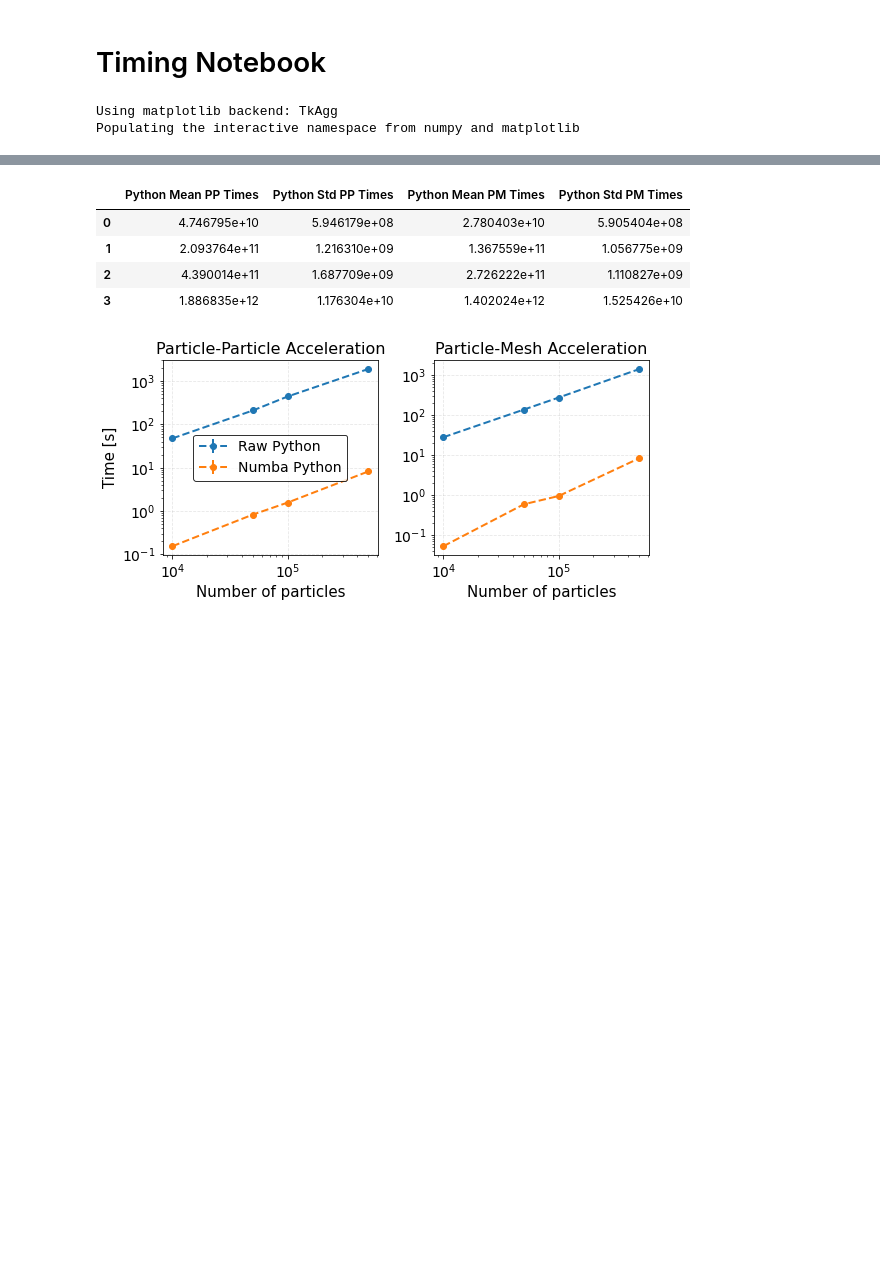
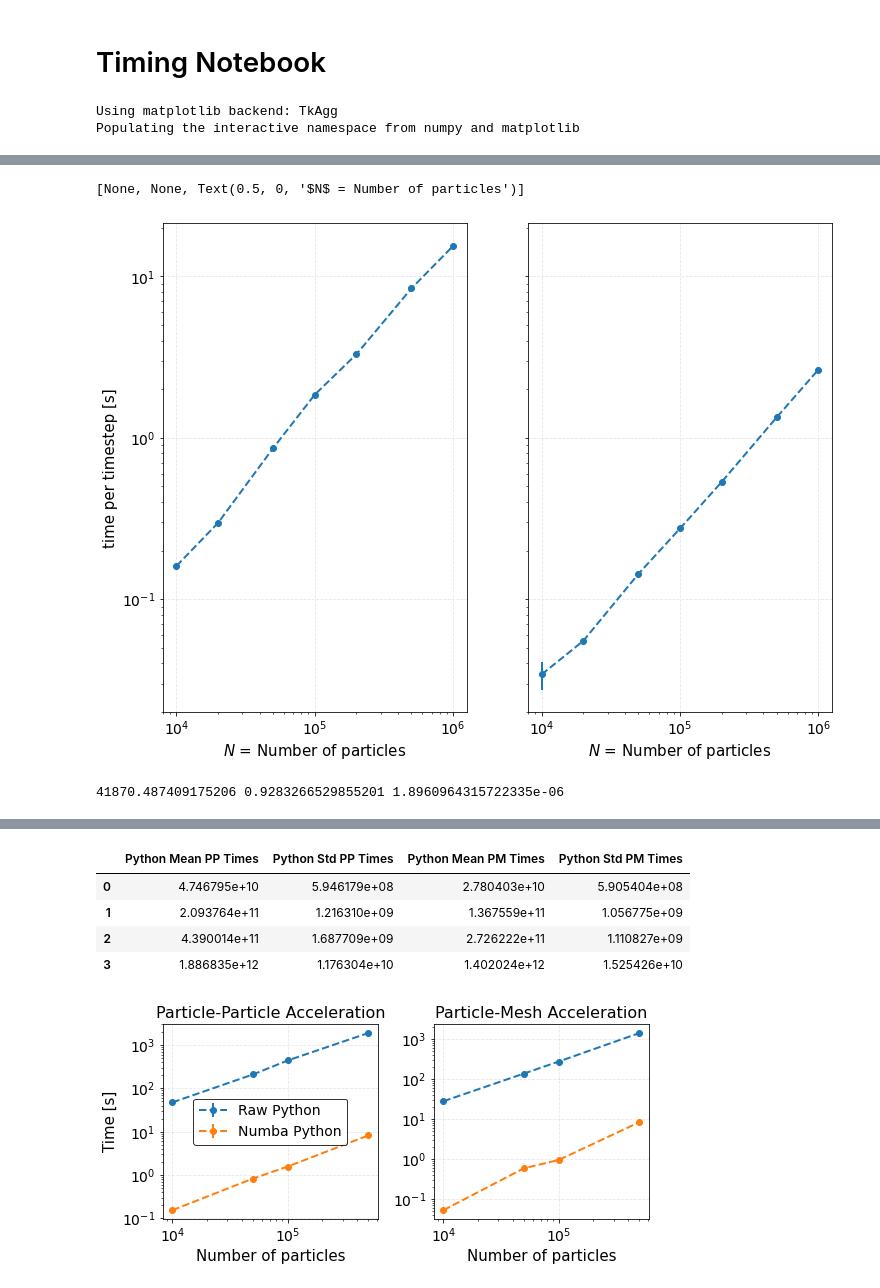
Before and after one commit to murillo-group/sarkas, a Jupyter notebook: notebooks/Timing.ipynb, the cells around one changed output, grey strips where cells are left out. Saved outputs shown, nothing was run; the diff lists cells and outputs as text; code cells hidden in the pictures; blank space fills up the shorter version.

Commit message:
Improved PreProcessing and added Timing notebook

```diff
--- a/notebooks/Timing.ipynb
+++ b/notebooks/Timing.ipynb
@@ -9,6 +9,8 @@ plt.style.use('PUBstyle')
 # Import sarkas
 from sarkas.processes import Simulation, PostProcess, PreProcess
 from sarkas.tools.transport import TransportCoefficient
+from scipy.optimize import curve_fit
+
 
 # Create the file path to the YAML input file
 example_directory = os.path.join('..',
@@ -17,11 +19,15 @@ example_directory = os.path.join('..',
 
 input_file_names = [
     'ocp_N10k.yaml',
+    'ocp_N20k.yaml',
     'ocp_N50k.yaml',
     'ocp_N100k.yaml',
-    'ocp_N500k.yaml']
+    'ocp_N200k.yaml',
+    'ocp_N500k.yaml',
+    'ocp_N1000k.yaml',
+]
 
-ptcls_num = np.array([10000, 50000, 100000, 500000])
+ptcls_num = np.array([10000, 20000, 50000, 100000, 200000, 500000, 1000000])
 mean_pp_times = np.zeros(len(input_file_names) )
 mean_pm_times = np.zeros(len(input_file_names) )
 std_pp_times = np.zeros(len(input_file_names) )
@@ -36,14 +42,20 @@ for i, fname in enumerate(input_file_names):
     preproc = PreProcess(inp)
     preproc.setup(read_yaml=True)
     preproc.run(
-        timing=True, # time estimation, default is True
-        loops = 10,   # the number of timesteps to average, Default is 10
-        pppm_estimate=True,
+#          timing=False, # time estimation, default is True
+#          loops = 10,   # the number of timesteps to average, Default is 10
+         pppm_estimate=True,
+#         timing_study = True,
+#         postprocessing=True,
         remove = True, # Save some space.
                )
+#     print("{}".format(preproc.parameters.box_lengths[0]/preproc.potential.rc) )
     ptcls_num[i] = preproc.parameters.total_num_ptcls
     mean_pp_times[i] = np.mean(preproc.pp_acc_time[1:])
     std_pp_times[i] = np.std(preproc.pp_acc_time[1:])
     mean_pm_times[i] = np.mean(preproc.pm_acc_time[1:])
     std_pm_times[i] = np.std(preproc.pm_acc_time[1:])
+
+    print('Mean PP Times: {:.6e}'.format(mean_pp_times[i]) )
+    print('Mean PM Times: {:.6e}'.format(mean_pm_times[i]) )
     print(fname, ' Done')
@@ -50,13 +82,26 @@ for i, fname in enumerate(input_file_names):
 # %%
-# fig, ax = plt.subplots(1,2, figsize = (12,9), sharex = True)
-# ax[0].errorbar(ptcls_num, mean_pp_times, yerr = std_pp_times, fmt = '--o')
-# # ax[0].fill_between(ptcls_num,
-# #                    mean_pp_times - std_pp_times,
-# #                   mean_pp_times + std_pp_times)
+fig, ax = plt.subplots(1,2, figsize = (12,9), sharey = True)
+ax[0].errorbar(ptcls_num, mean_pp_times*1e-9, yerr = std_pp_times*1e-9, fmt = '--o')
+# ax[0].fill_between(ptcls_num,
+#                    mean_pp_times - std_pp_times,
+#                   mean_pp_times + std_pp_times, alpha = 0.2)
 
-# ax[1].errorbar(ptcls_num, mean_pm_times, yerr = std_pm_times, fmt = '--o')
-# # ax[1].fill_between(ptcls_num,
-# #                    mean_pm_times - std_pm_times,
-# #                   mean_pm_times + std_pm_times)
-# ax[0].set(yscale = 'log', xscale='log', ylabel = r'time per timestep [ns]', xlabel = r'$N$ = Number of particles')
-# ax[1].set(yscale = 'log', xscale='log', xlabel = r'$N$ = Number of particles')
+ax[1].errorbar(ptcls_num, mean_pm_times*1e-9, yerr = std_pm_times*1e-9, fmt = '--o')
+# ax[1].fill_between(ptcls_num,
+#                    mean_pm_times - std_pm_times,
+#                   mean_pm_times + std_pm_times, alpha = 0.2)
+ax[0].set(yscale = 'log', xscale='log', ylabel = r'time per timestep [s]', xlabel = r'$N$ = Number of particles')
+ax[1].set(yscale = 'log', xscale='log', xlabel = r'$N$ = Number of particles')
+# %% [output]
+[None, None, Text(0.5, 0, '$N$ = Number of particles')]
+[figure, added]
+# %%
+
+popt, _ = curve_fit(lambda x, a, b: a * x**b,
+                   ptcls_num,
+                    mean_pp_times,
+                    p0 = [1e9, 1.0]
+                   )
+print(*popt, preproc.parameters.pppm_pp_err)
+# %% [output]
+41870.487409175206 0.9283266529855201 1.8960964315722335e-06
```
Also changed, not shown: parts of 10 cells of this notebook, 16 other files.
